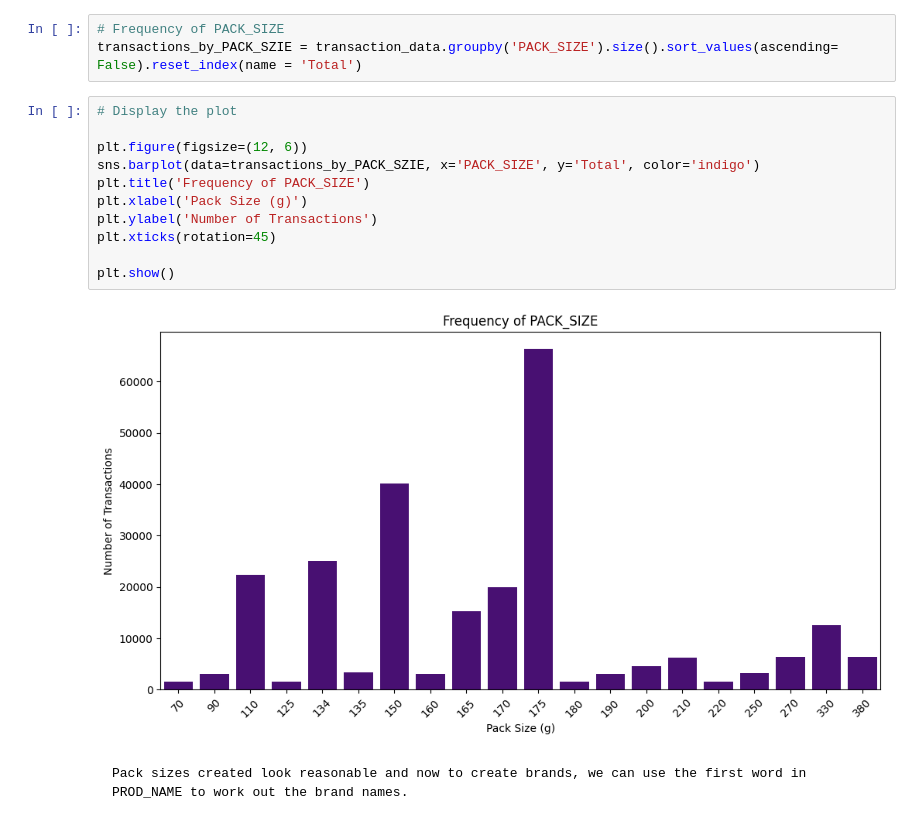
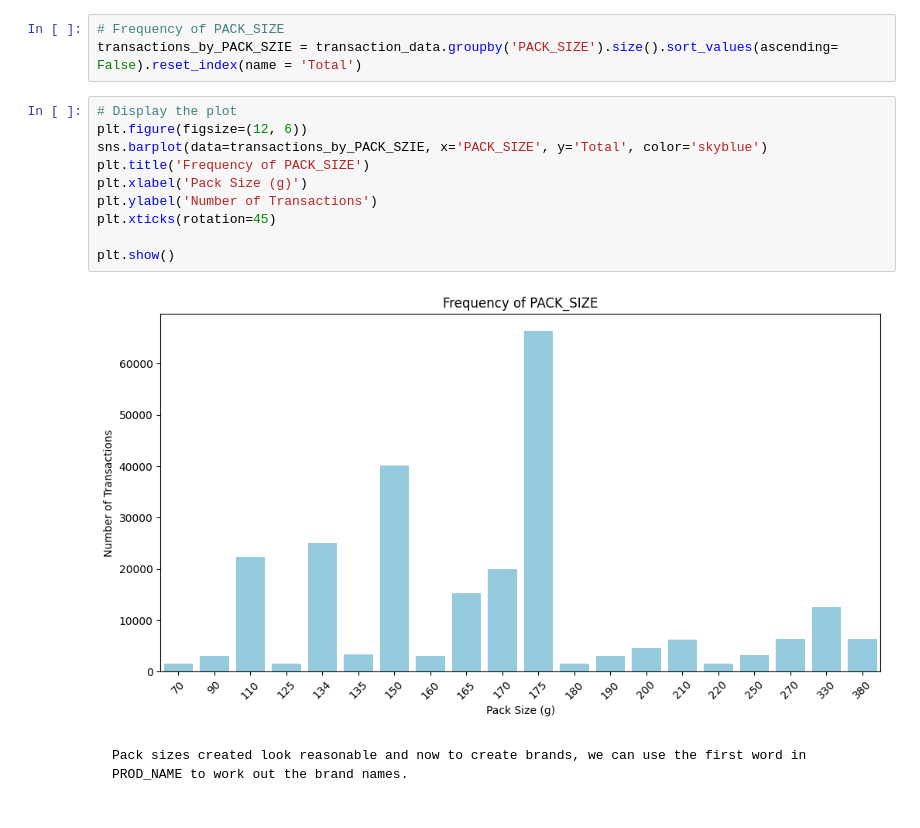
Before and after one commit to ngoc-lk/chips-products-sales-analysis, a Jupyter notebook: main.ipynb, the cells around one changed output. Saved outputs shown, nothing was run; the diff lists cells and outputs as text.

```diff
--- a/main.ipynb
+++ b/main.ipynb
@@ -344,17 +336,16 @@ invalid escape sequence '\d'
 transactions_by_PACK_SZIE = transaction_data.groupby('PACK_SIZE').size().sort_values(ascending= False).reset_index(name = 'Total')
 # %%
 # Display the plot
-
 plt.figure(figsize=(12, 6))
-sns.barplot(data=transactions_by_PACK_SZIE, x='PACK_SIZE', y='Total', color='indigo')
+sns.barplot(data=transactions_by_PACK_SZIE, x='PACK_SIZE', y='Total', color='skyblue')
 plt.title('Frequency of PACK_SIZE')
 plt.xlabel('Pack Size (g)')
 plt.ylabel('Number of Transactions')
 plt.xticks(rotation=45)
 
 plt.show()
 # %% [output]
-[figure, old version]
+[figure, new version]
 # %% [markdown]
     Pack sizes created look reasonable and now to create brands, we can use the first word in PROD_NAME to work out the brand names.
 # %%
```
Also changed, not shown: parts of 32 cells of this notebook.
